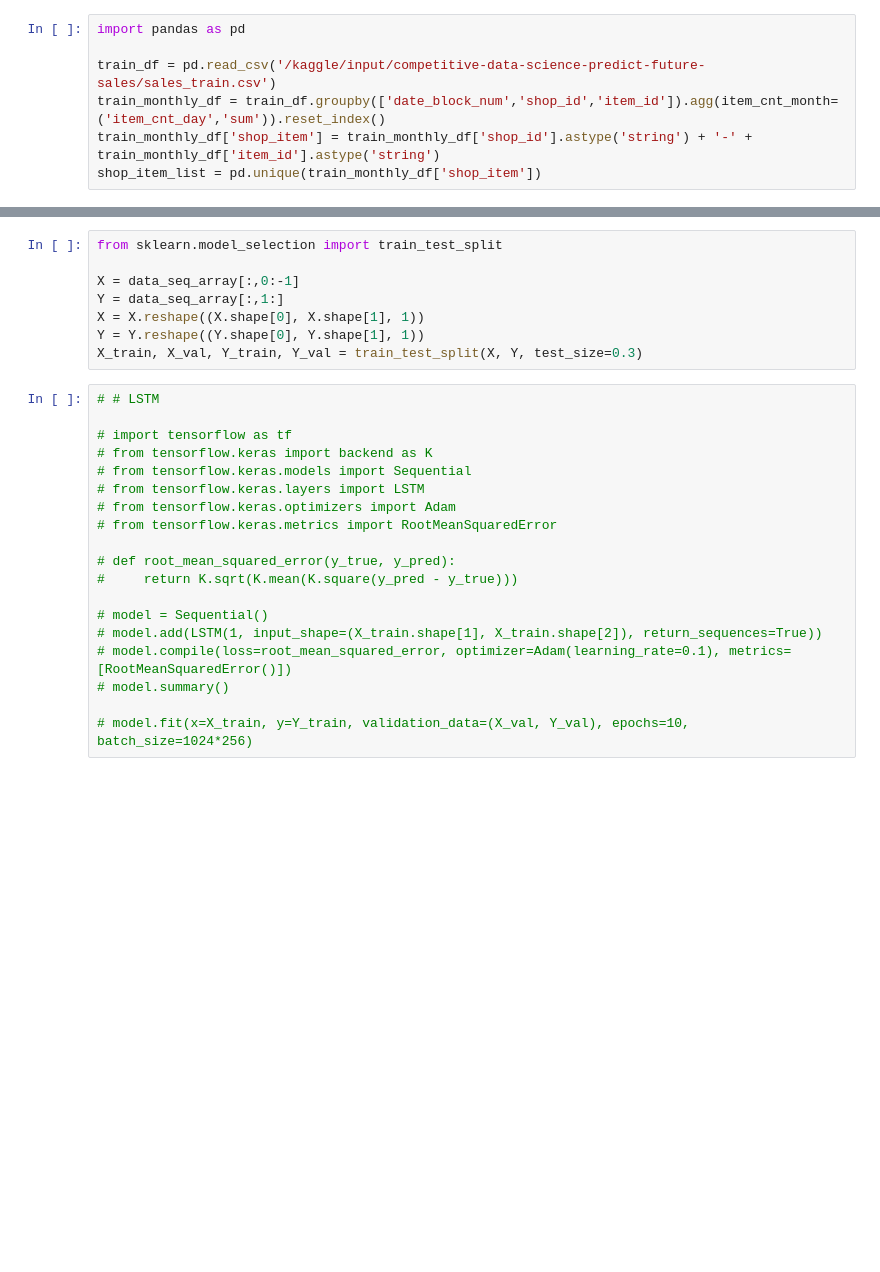
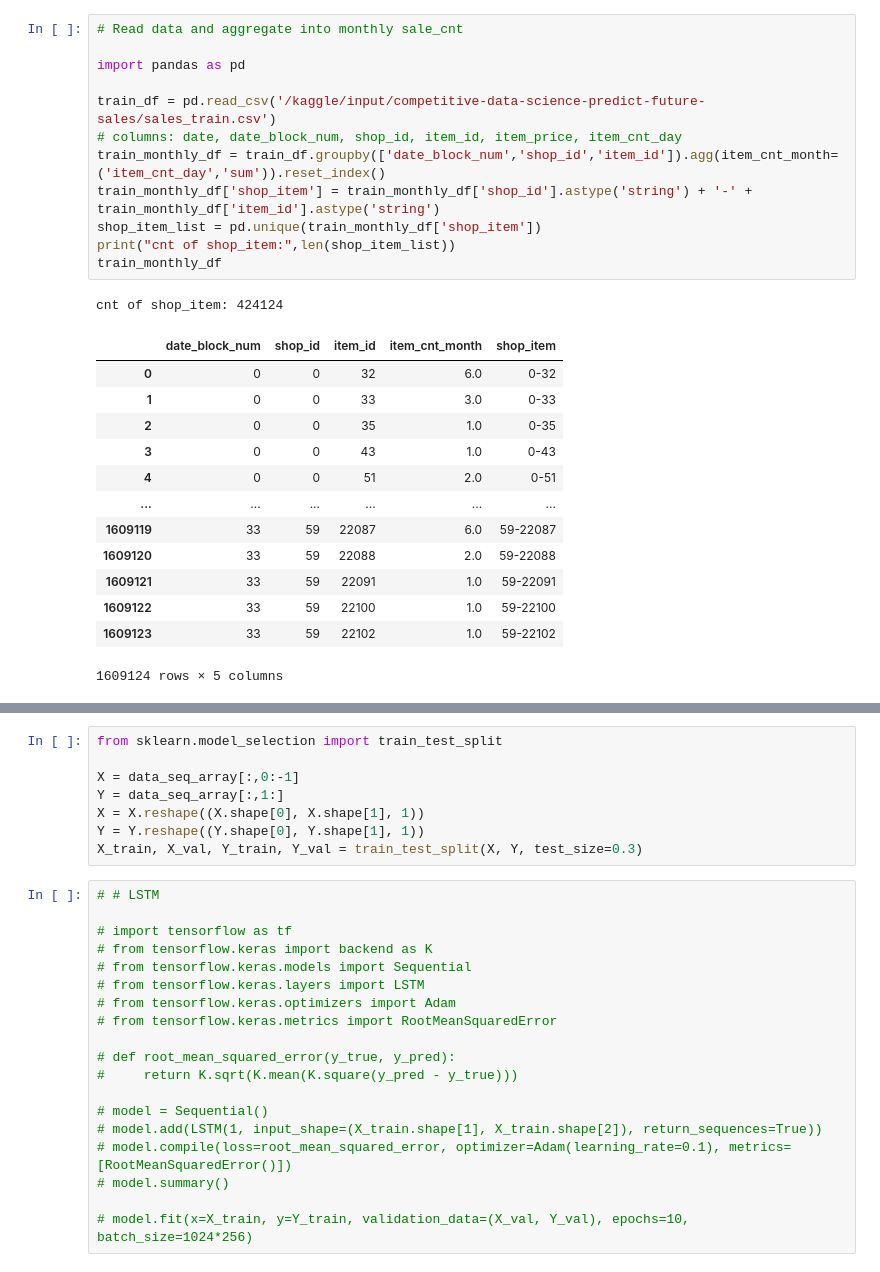
Before and after one commit to shinleylee/Kaggle-PredictFutureSales, a Jupyter notebook: notebooksales.ipynb, the cells around one changed output, grey strips where cells are left out. Drawn from its saved outputs; the diff is of its cells as text; blank space fills up the shorter version.

```diff
--- a/notebooksales.ipynb
+++ b/notebooksales.ipynb
@@ -1,8 +1,28 @@
 # %%
+# Read data and aggregate into monthly sale_cnt
+
 import pandas as pd
 
 train_df = pd.read_csv('/kaggle/input/competitive-data-science-predict-future-sales/sales_train.csv')
+# columns: date, date_block_num, shop_id, item_id, item_price, item_cnt_day
 train_monthly_df = train_df.groupby(['date_block_num','shop_id','item_id']).agg(item_cnt_month=('item_cnt_day','sum')).reset_index()
 train_monthly_df['shop_item'] = train_monthly_df['shop_id'].astype('string') + '-' + train_monthly_df['item_id'].astype('string')
 shop_item_list = pd.unique(train_monthly_df['shop_item'])
+print("cnt of shop_item:",len(shop_item_list))
+train_monthly_df
+# %% [output]
+cnt of shop_item: 424124
+|  | date_block_num | shop_id | item_id | item_cnt_month | shop_item |
+| 0 | 0 | 0 | 32 | 6.0 | 0-32 |
+| 1 | 0 | 0 | 33 | 3.0 | 0-33 |
+| 2 | 0 | 0 | 35 | 1.0 | 0-35 |
+| 3 | 0 | 0 | 43 | 1.0 | 0-43 |
+| 4 | 0 | 0 | 51 | 2.0 | 0-51 |
+| ... | ... | ... | ... | ... | ... |
+| 1609119 | 33 | 59 | 22087 | 6.0 | 59-22087 |
+| 1609120 | 33 | 59 | 22088 | 2.0 | 59-22088 |
+| 1609121 | 33 | 59 | 22091 | 1.0 | 59-22091 |
+| 1609122 | 33 | 59 | 22100 | 1.0 | 59-22100 |
+| 1609123 | 33 | 59 | 22102 | 1.0 | 59-22102 |
+1609124 rows × 5 columns
 # %%
```
Also changed, not shown: parts of 9 cells of this notebook.
